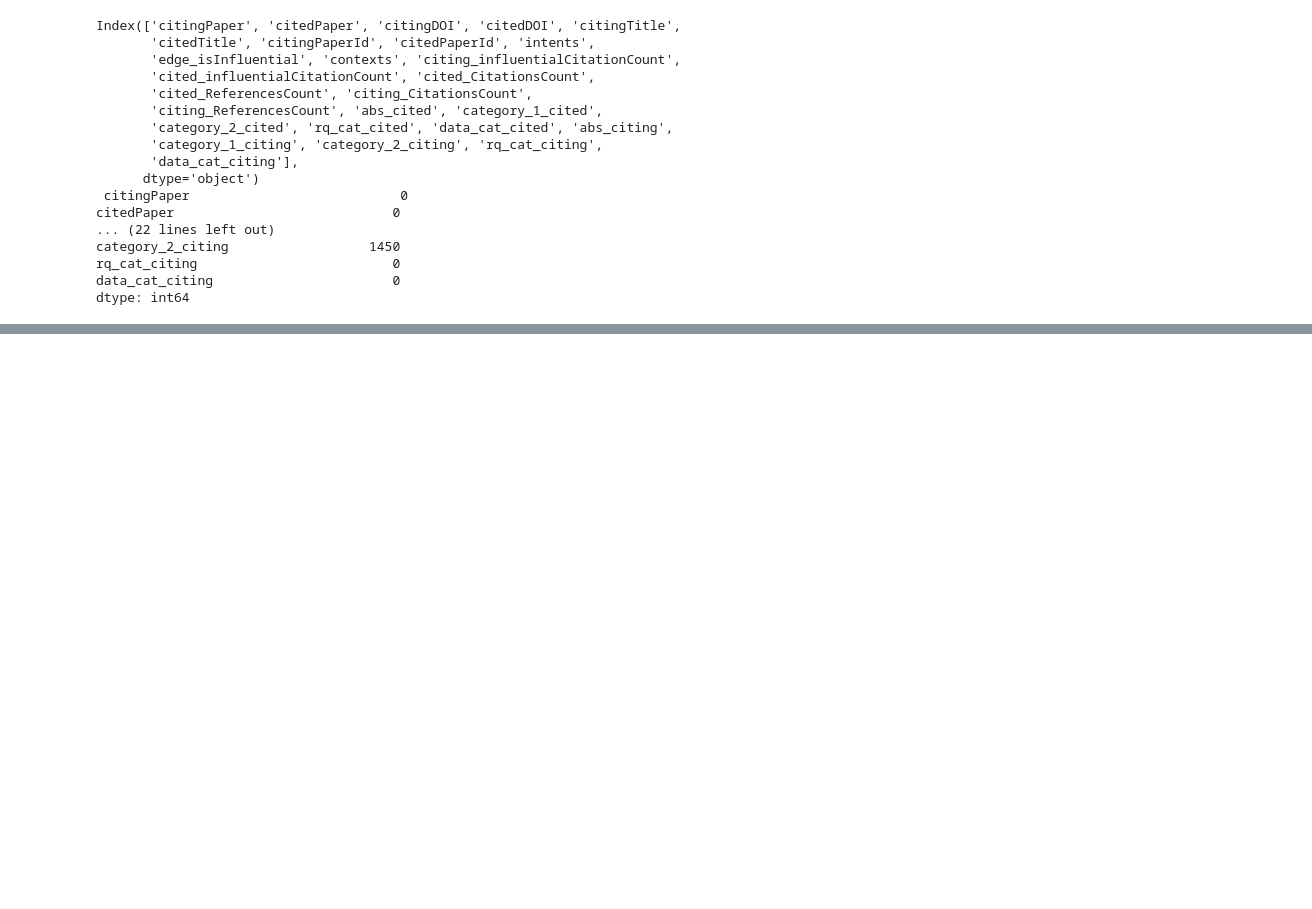
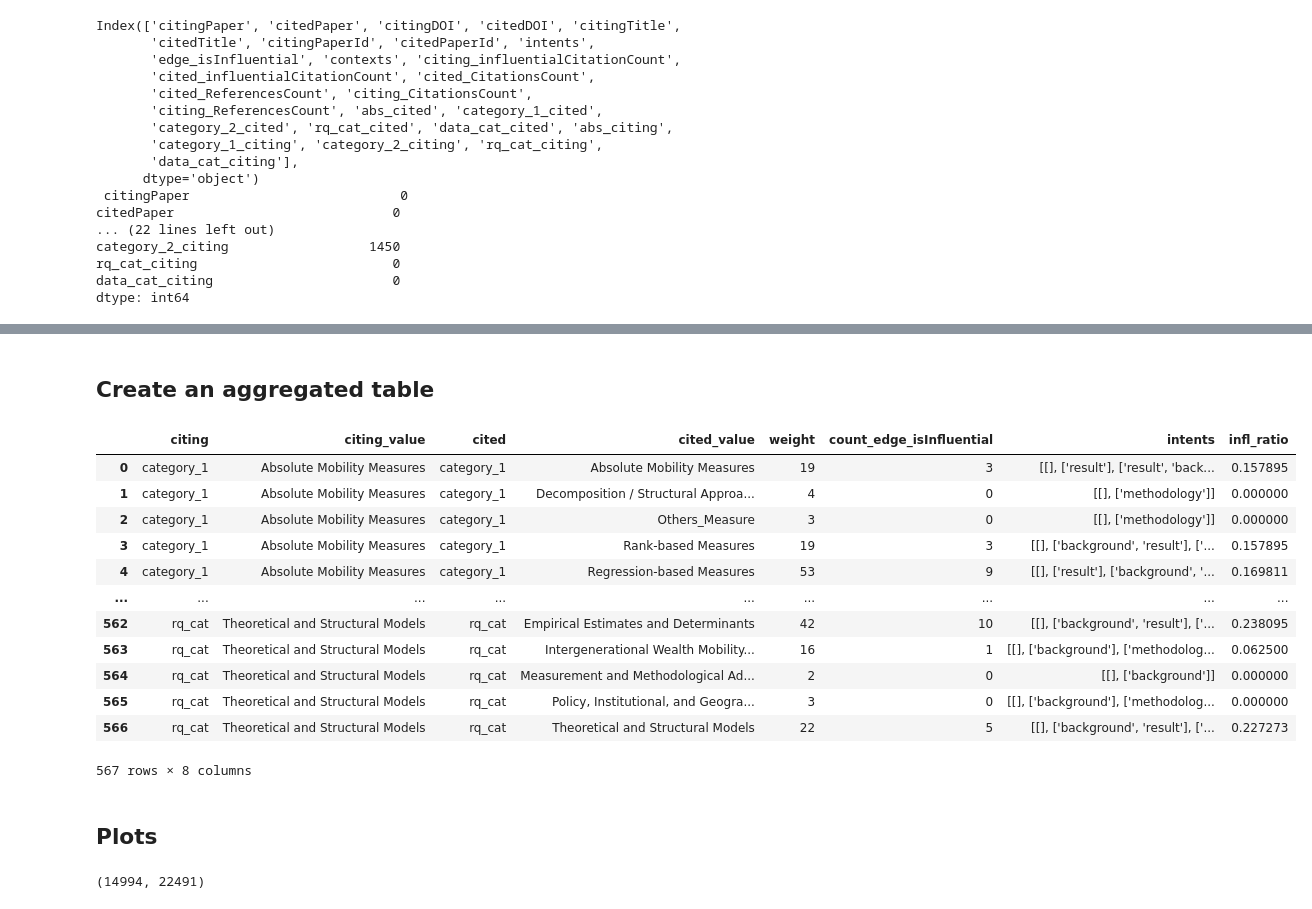
Before and after one commit to SereneKim/meta-welath_mobility, a Jupyter notebook: notebooks/10_analysis.ipynb, the cells around one changed output, grey strips where cells are left out. Saved outputs shown, nothing was run; the diff lists cells and outputs as text; code cells hidden in the pictures; blank space fills up the shorter version.

```diff
--- a/notebooks/10_analysis.ipynb
+++ b/notebooks/10_analysis.ipynb
@@ -1388,0 +1394,2 @@ dtype: int64
+# %%
+cit_net_complete = pd.read_csv(f"{path}/results/citations_intents_influential_complete_all_with_abstracts_18082025.csv")
@@ -1388,0 +1552,29 @@ dtype: int64
+# %% [markdown]
+## Create an aggregated table
+# %%
+agg_long = long_cit_net_complete.groupby(['citing', 'citing_value', 'cited', 'cited_value']).agg({
+    'citingPaperId': 'count', # Number of rows (citingPaperId, citedPaperId) pairs
+    # 'citedPaperId': pd.Series.nunique, # Unique number of citedPaperIds
+    'edge_isInfluential': 'sum',
+    'intents': lambda x: list(set(x))  # Combine intents into a list
+}).reset_index()
+
+agg_long = agg_long.rename(columns={'citingPaperId': 'weight', 'edge_isInfluential': 'count_edge_isInfluential'})
+agg_long['infl_ratio'] = agg_long['count_edge_isInfluential'] / agg_long['weight']
+agg_long
+# %% [output]
+|  | citing | citing_value | cited | cited_value | weight | count_edge_isInfluential | intents | infl_ratio |
+| 0 | category_1 | Absolute Mobility Measures | category_1 | Absolute Mobility Measures | 19 | 3 | [[], ['result'], ['result', 'back... | 0.157895 |
+| 1 | category_1 | Absolute Mobility Measures | category_1 | Decomposition / Structural Approa... | 4 | 0 | [[], ['methodology']] | 0.000000 |
+| 2 | category_1 | Absolute Mobility Measures | category_1 | Others_Measure | 3 | 0 | [[], ['methodology']] | 0.000000 |
+| 3 | category_1 | Absolute Mobility Measures | category_1 | Rank‐based Measures | 19 | 3 | [[], ['background', 'result'], ['... | 0.157895 |
+| 4 | category_1 | Absolute Mobility Measures | category_1 | Regression‐based Measures | 53 | 9 | [[], ['result'], ['background', '... | 0.169811 |
+| ... | ... | ... | ... | ... | ... | ... | ... | ... |
+| 562 | rq_cat | Theoretical and Structural Models | rq_cat | Empirical Estimates and Determinants | 42 | 10 | [[], ['background', 'result'], ['... | 0.238095 |
+| 563 | rq_cat | Theoretical and Structural Models | rq_cat | Intergenerational Wealth Mobility... | 16 | 1 | [[], ['background'], ['methodolog... | 0.062500 |
+| 564 | rq_cat | Theoretical and Structural Models | rq_cat | Measurement and Methodological Ad... | 2 | 0 | [[], ['background']] | 0.000000 |
+| 565 | rq_cat | Theoretical and Structural Models | rq_cat | Policy, Institutional, and Geogra... | 3 | 0 | [[], ['background'], ['methodolog... | 0.000000 |
+| 566 | rq_cat | Theoretical and Structural Models | rq_cat | Theoretical and Structural Models | 22 | 5 | [[], ['background', 'result'], ['... | 0.227273 |
+567 rows × 8 columns
+# %% [markdown]
+## Plots
@@ -1388,0 +1593,4 @@ dtype: int64
+# %%
+len(long_cit_net_complete_filtered), len(long_cit_net_complete)
+# %% [output]
+(14994, 22491)
```
Also changed, not shown: parts of 20 cells of this notebook, 7 other files.
